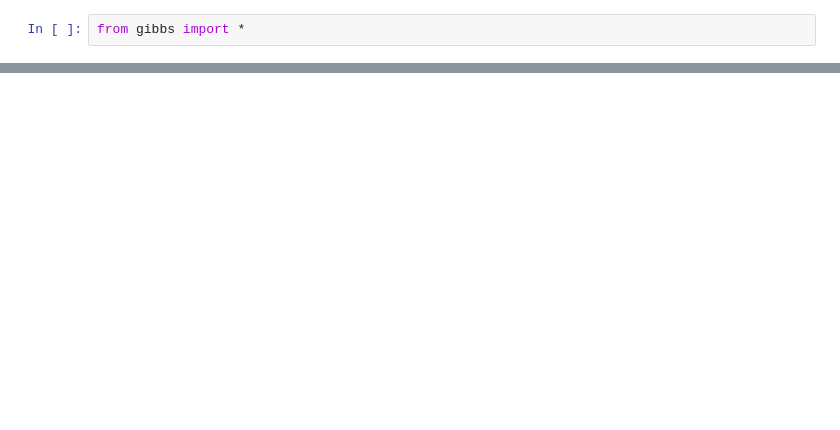
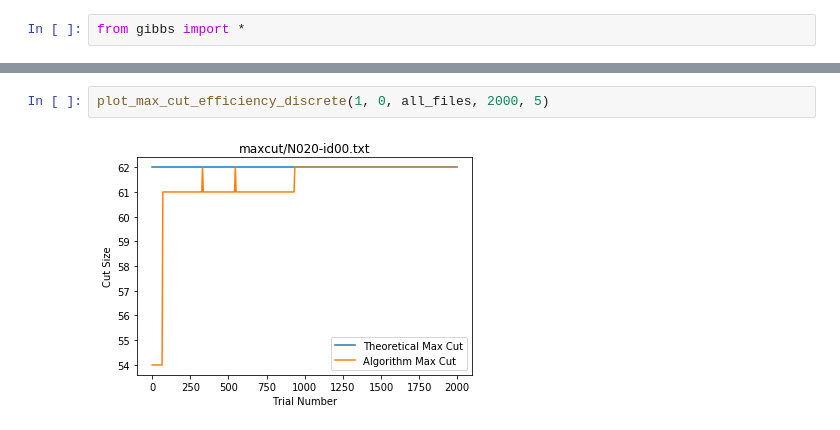
Before and after one commit to lili-chen/ising-optimization-rbm, a Jupyter notebook: performance_with_trial_number-discrete.ipynb, the cells around one changed output, grey strips where cells are left out. Drawn from its saved outputs; the diff is of its cells as text; blank space fills up the shorter version.

```diff
--- a/performance_with_trial_number-discrete.ipynb
+++ b/performance_with_trial_number-discrete.ipynb
@@ -62,0 +16,4 @@ plot_max_cut_efficiency_discrete("maxcut/N150-id00.txt", 10000, 5)
+# %%
+plot_max_cut_efficiency_discrete(1, 0, all_files, 2000, 5)
+# %% [output]
+[figure, added]
```
Also changed, not shown: parts of 30 cells of this notebook, 4 other files.
